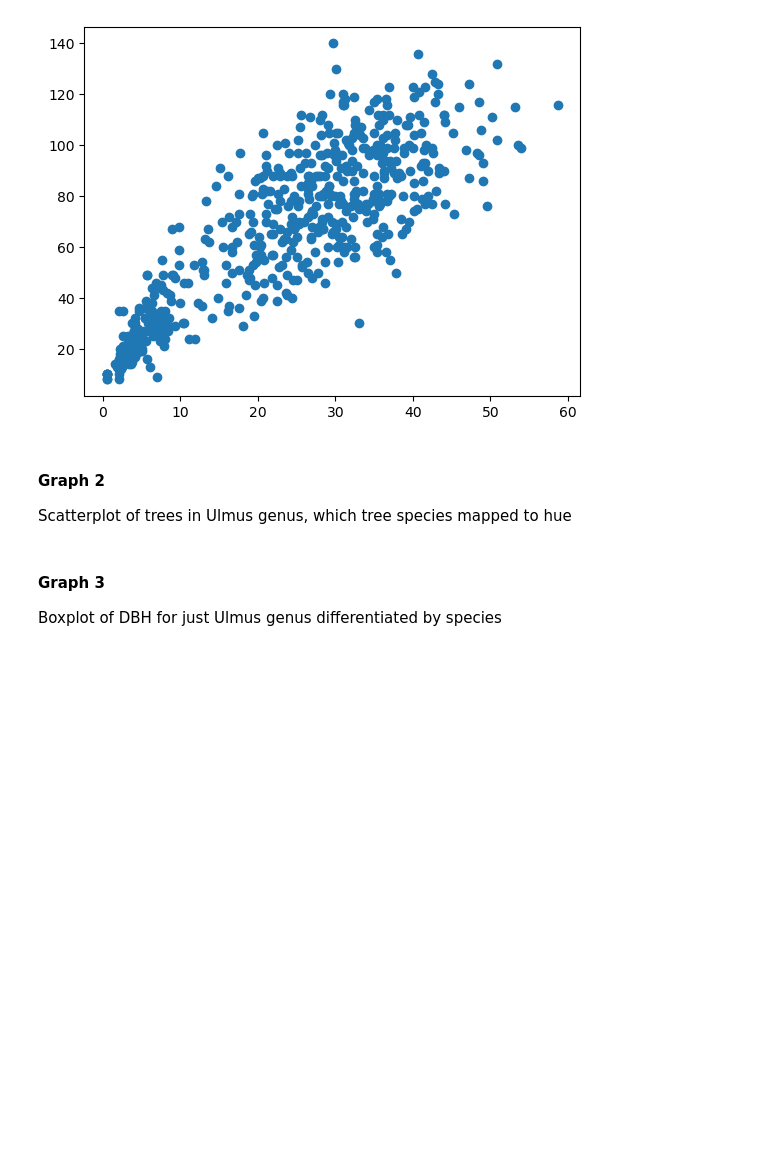
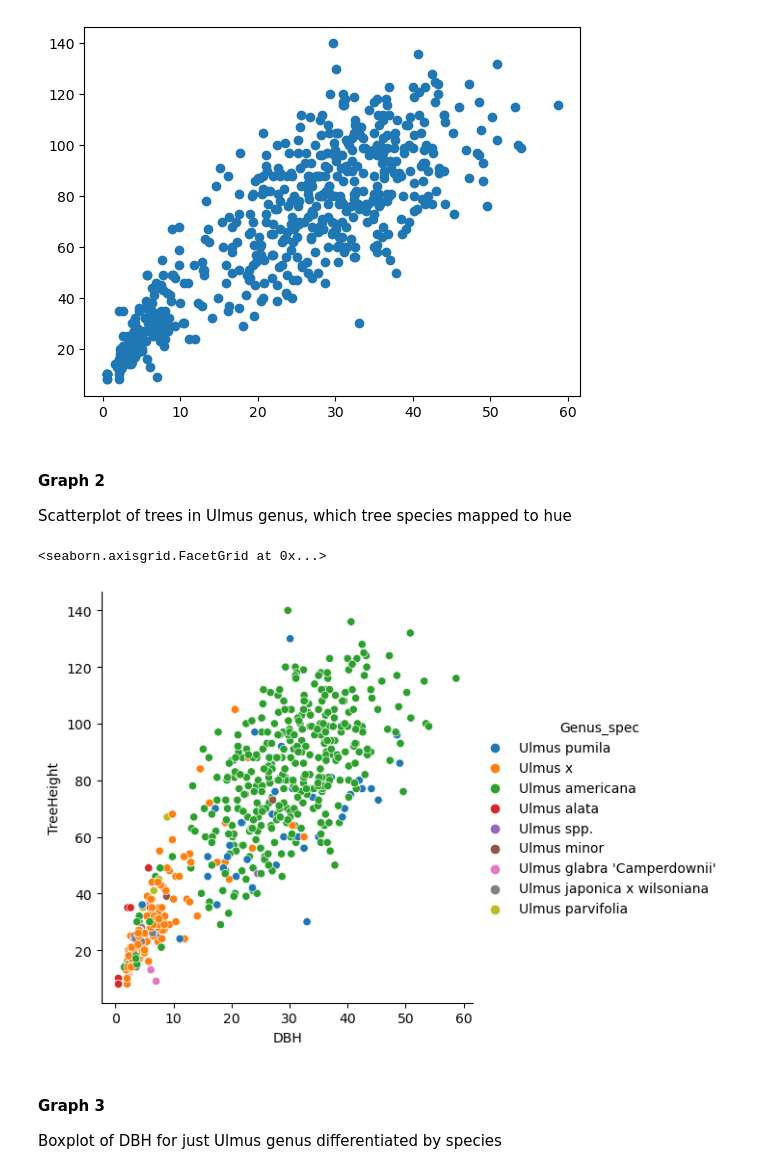
Before and after one commit to bronwenrees02/PY4SA23_Assignment, a Jupyter notebook: Assignment2_BronwenRees.ipynb, the cells around one changed output. Cells and saved outputs as stored; diff of their text form; code cells hidden in the pictures; blank space fills up the shorter version.

```diff
--- a/Assignment2_BronwenRees.ipynb
+++ b/Assignment2_BronwenRees.ipynb
@@ -211,6 +229,13 @@ plt.show(Ulmus_plt)
 # %% [markdown]
 #### Graph 2
 Scatterplot of trees in Ulmus genus, which tree species mapped to hue
+# %%
+# seaborn allows hue mapping based on an attribute
+# in this case the tree species
+sns.relplot(data=Ulmus, x='DBH', y='TreeHeight',hue='Genus_spec')
+# %% [output]
+<seaborn.axisgrid.FacetGrid at 0x...>
+[figure, added]
 # %% [markdown]
 #### Graph 3
 Boxplot of DBH for just Ulmus genus differentiated by species
```
Also changed, not shown: parts of 4 cells of this notebook.
